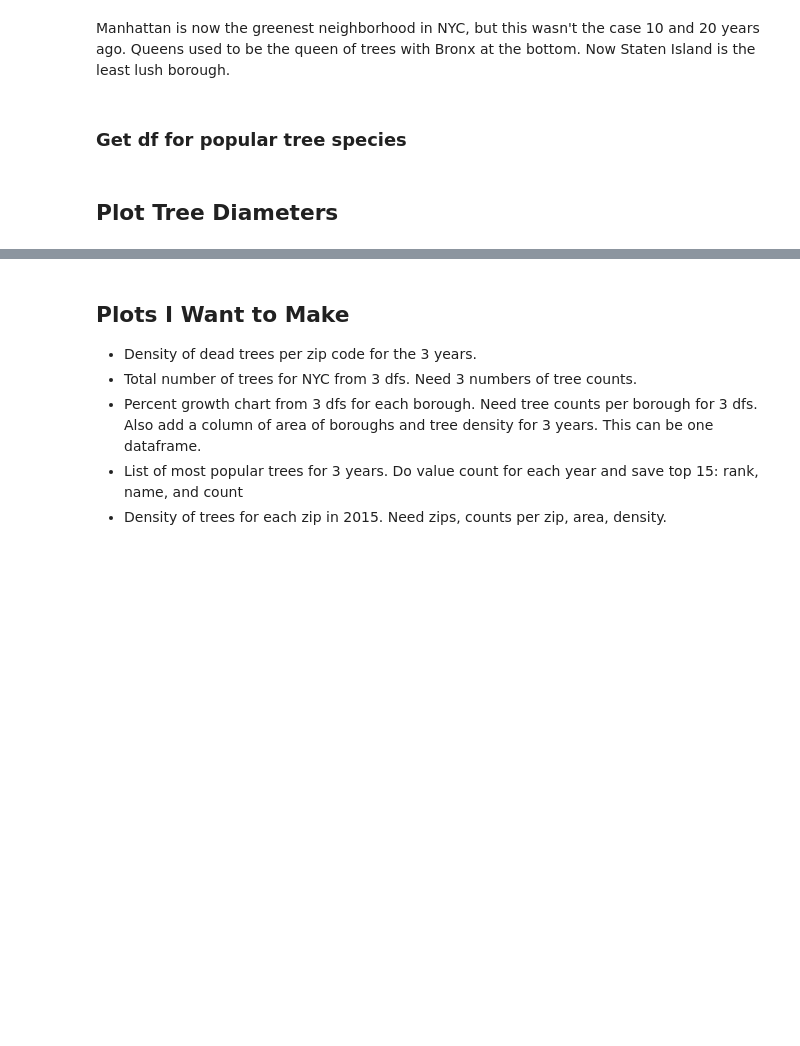
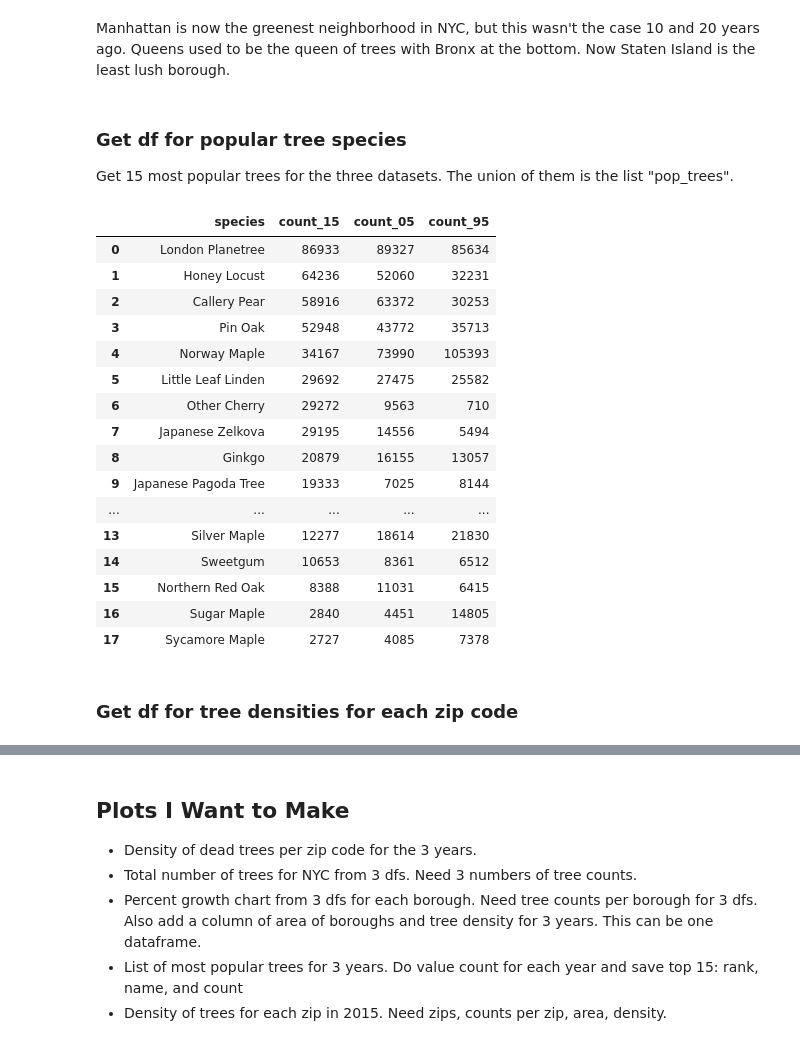
Before and after one commit to i-silk/nyc-tree-census, a Jupyter notebook: clean_data.ipynb, the cells around one changed output, grey strips where cells are left out. Cells and saved outputs as stored; diff of their text form; code cells hidden in the pictures; blank space fills up the shorter version.

Commit message:
Done with data cleanup

```diff
--- a/clean_data.ipynb
+++ b/clean_data.ipynb
@@ -203,10 +263,11 @@ new05 = ['Crimson King Maple', 'Holly', 'Other Hickory', 'Other Willow', 'Other
 
 old15 = ['Ash', 'Crab Apple', 'Tulip-Poplar', 'Douglas-Fir', 'Spruce', 'Littleleaf Linden', 'Schumard\'S Oak',
          'Purple-Leaf Plum', '\'Schubert\' Chokecherry', 'Magnolia', 'American Larch', 'Common Hackberry', 'Maple',
-         'Serviceberry', 'Pine', 'Nan', 'Honeylocust', 'Cherry', 'Arborvitae']
+         'Serviceberry', 'Pine', 'Nan', 'Honeylocust', 'Cherry', 'Arborvitae', 'Sophora']
 new15 = ['Other Ash', 'Crabapple', 'Tulip Tree', 'Douglas Fir', 'Other Spruce', 'Little Leaf Linden', 'Schumard Oak',
          'Purpleleaf Plum', 'Shubert Chokecherry', 'Other Magnolia', 'Common Larch', 'Hackberry', 'Other Maple',
-         'Other Serviceberry', 'Other Pine', 'Unknown', 'Honey Locust', 'Other Cherry', 'Eastern Arborvitae']
+         'Other Serviceberry', 'Other Pine', 'Unknown', 'Honey Locust', 'Other Cherry', 'Eastern Arborvitae',
+         'Japanese Pagoda Tree']
 
 for i in range(len(old95)):
     df95as.spc_common.replace(old95[i], new95[i], inplace=True)
@@ -301,2 +468,41 @@ boroughs.to_csv('/Users/ingasilk/Projects/NYCTreeAnalysis/nyc-tree-census/boroug
 # %% [markdown]
 Manhattan is now the greenest neighborhood in NYC, but this wasn't the case 10 and 20 years ago. Queens used to be the queen of trees with Bronx at the bottom. Now Staten Island is the least lush borough.
+# %% [markdown]
+### Get df for popular tree species
+
+Get 15 most popular trees for the three datasets. The union of them is the list "pop_trees".
+# %%
+pop_trees = ['London Planetree', 'Honey Locust', 'Callery Pear', 'Pin Oak', 'Norway Maple', 'Little Leaf Linden',
+             'Other Cherry', 'Japanese Zelkova', 'Ginkgo', 'Japanese Pagoda Tree', 'Red Maple', 'Green Ash',
+             'American Linden', 'Silver Maple', 'Sweetgum', 'Northern Red Oak', 'Sugar Maple', 'Sycamore Maple']
+# %%
+populars = pd.DataFrame(df15as[df15as.spc_common.isin(pop_trees)].spc_common.value_counts().reset_index())
+populars.columns = ['species', 'count_15']
+
+populars05 = pd.DataFrame(df05as[df05as.spc_common.isin(pop_trees)].spc_common.value_counts().reset_index())
+populars05.columns = ['species', 'count_05']
+populars = pd.merge(populars, populars05, on='species', how='left')
+
+populars95 = pd.DataFrame(df95as[df95as.spc_common.isin(pop_trees)].spc_common.value_counts().reset_index())
+populars95.columns = ['species', 'count_95']
+populars = pd.merge(populars, populars95, on='species', how='left')
+
+populars
+# %% [output]
+|  | species | count_15 | count_05 | count_95 |
+| 0 | London Planetree | 86933 | 89327 | 85634 |
+| 1 | Honey Locust | 64236 | 52060 | 32231 |
+| 2 | Callery Pear | 58916 | 63372 | 30253 |
+| 3 | Pin Oak | 52948 | 43772 | 35713 |
+| 4 | Norway Maple | 34167 | 73990 | 105393 |
+| 5 | Little Leaf Linden | 29692 | 27475 | 25582 |
+| 6 | Other Cherry | 29272 | 9563 | 710 |
+| 7 | Japanese Zelkova | 29195 | 14556 | 5494 |
+| 8 | Ginkgo | 20879 | 16155 | 13057 |
+| 9 | Japanese Pagoda Tree | 19333 | 7025 | 8144 |
+| ... | ... | ... | ... | ... |
+| 13 | Silver Maple | 12277 | 18614 | 21830 |
+| 14 | Sweetgum | 10653 | 8361 | 6512 |
+| 15 | Northern Red Oak | 8388 | 11031 | 6415 |
+| 16 | Sugar Maple | 2840 | 4451 | 14805 |
+| 17 | Sycamore Maple | 2727 | 4085 | 7378 |
@@ -303,2 +511,2 @@ Manhattan is now the greenest neighborhood in NYC, but this wasn't the case 10 a
 # %% [markdown]
-### Get df for popular tree species
+### Get df for tree densities for each zip code
@@ -321,2 +512,0 @@ populars
-# %% [markdown]
-## Plot Tree Diameters
```
Also changed, not shown: parts of 27 cells of this notebook, 7 other files.
